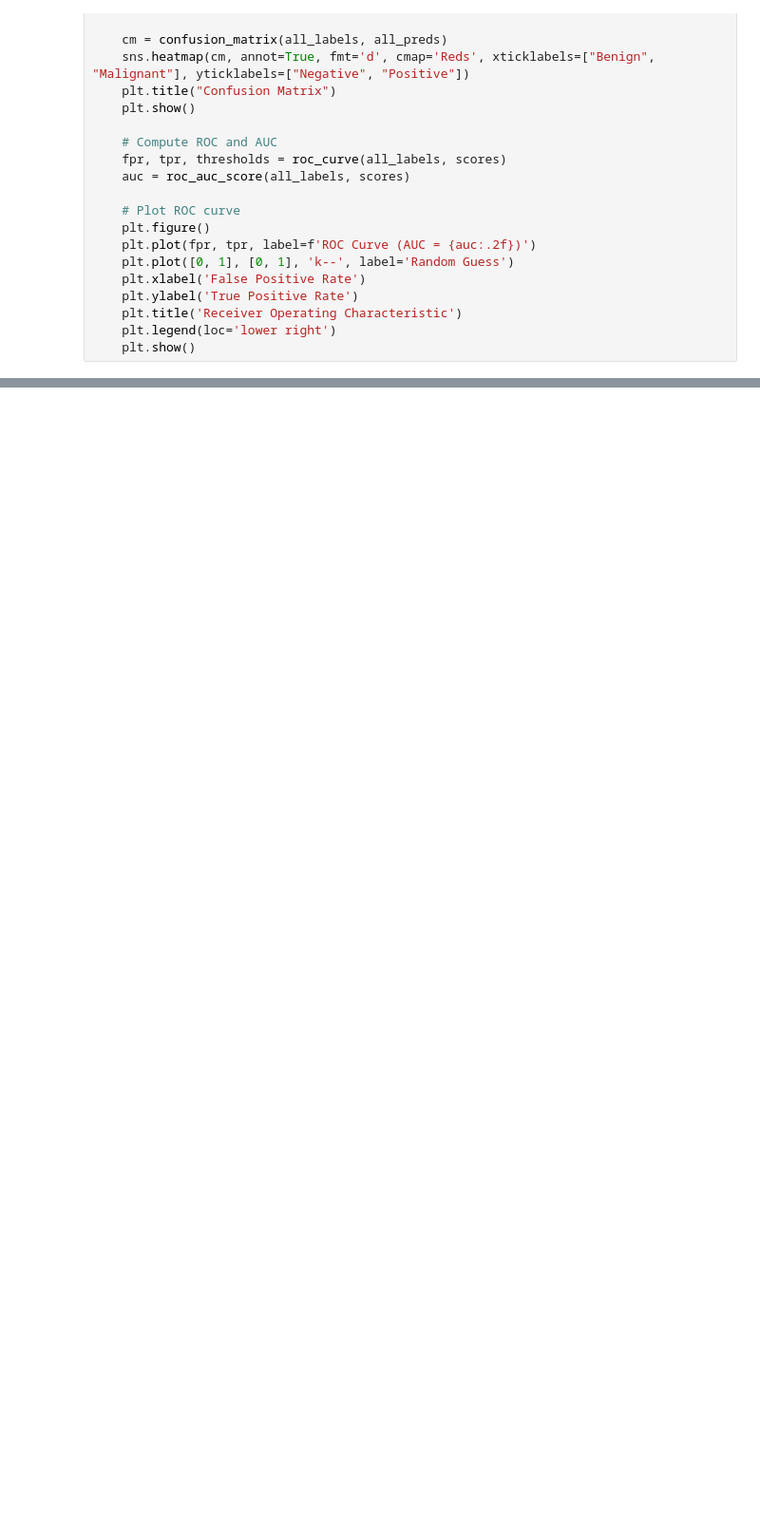
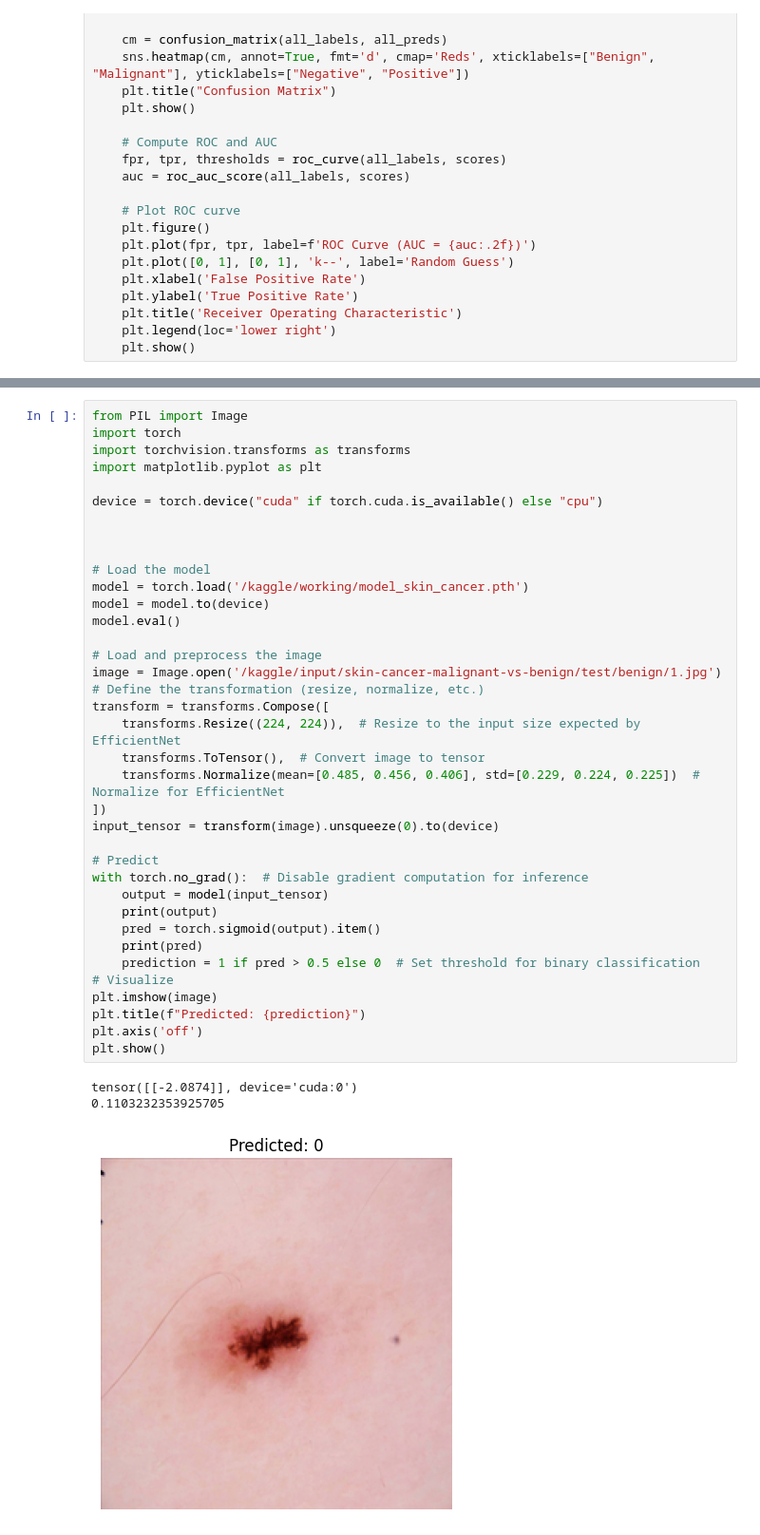
Before and after one commit to Wajdi15/skin-cancer-app, a Jupyter notebook: skin_cancer_model.ipynb, the cells around one changed output, grey strips where cells are left out. Shown: that part at 95% size. Drawn from its saved outputs; the diff is of its cells as text; blank space fills up the shorter version.

Commit message:
Kaggle Notebook | skin_cancer_model | Version 2

```diff
--- a/skin_cancer_model.ipynb
+++ b/skin_cancer_model.ipynb
@@ -217,0 +228,41 @@ Accuracy: 0.8833
+# %%
+from PIL import Image
+import torch
+import torchvision.transforms as transforms
+import matplotlib.pyplot as plt
+
+device = torch.device("cuda" if torch.cuda.is_available() else "cpu")
+
+
+
+# Load the model
+model = torch.load('/kaggle/working/model_skin_cancer.pth')
+model = model.to(device)
+model.eval()
+
+# Load and preprocess the image
+image = Image.open('/kaggle/input/skin-cancer-malignant-vs-benign/test/benign/1.jpg')
+# Define the transformation (resize, normalize, etc.)
+transform = transforms.Compose([
+    transforms.Resize((224, 224)),  # Resize to the input size expected by EfficientNet
+    transforms.ToTensor(),  # Convert image to tensor
+    transforms.Normalize(mean=[0.485, 0.456, 0.406], std=[0.229, 0.224, 0.225])  # Normalize for EfficientNet
+])
+input_tensor = transform(image).unsqueeze(0).to(device)
+
+# Predict
+with torch.no_grad():  # Disable gradient computation for inference
+    output = model(input_tensor)
+    print(output)
+    pred = torch.sigmoid(output).item()
+    print(pred)
+    prediction = 1 if pred > 0.5 else 0  # Set threshold for binary classification
+# Visualize
+plt.imshow(image)
+plt.title(f"Predicted: {prediction}")
+plt.axis('off')
+plt.show()
+# %% [output]
+tensor([[-2.0874]], device='cuda:0')
+0.1103232353925705
+[figure, added]
```
Also changed, not shown: parts of 7 cells of this notebook.
